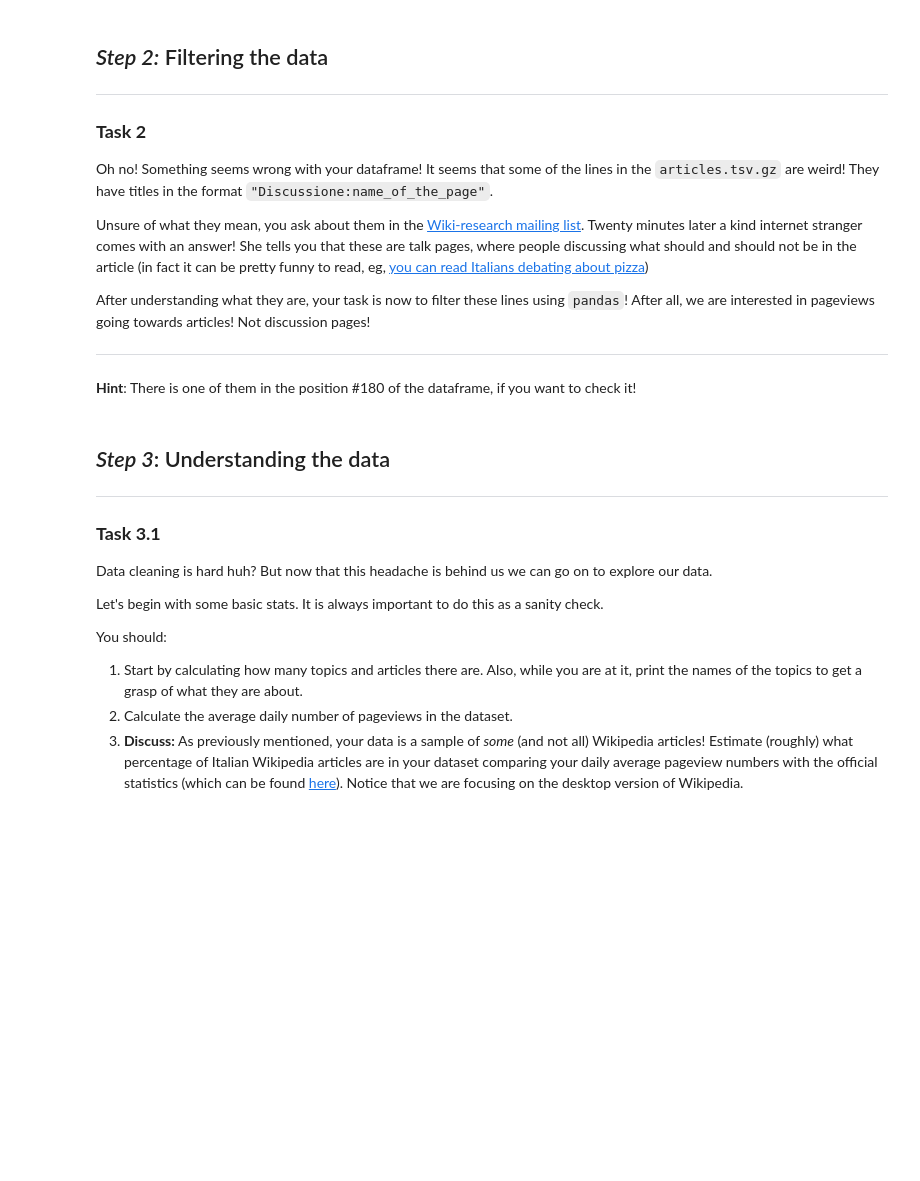
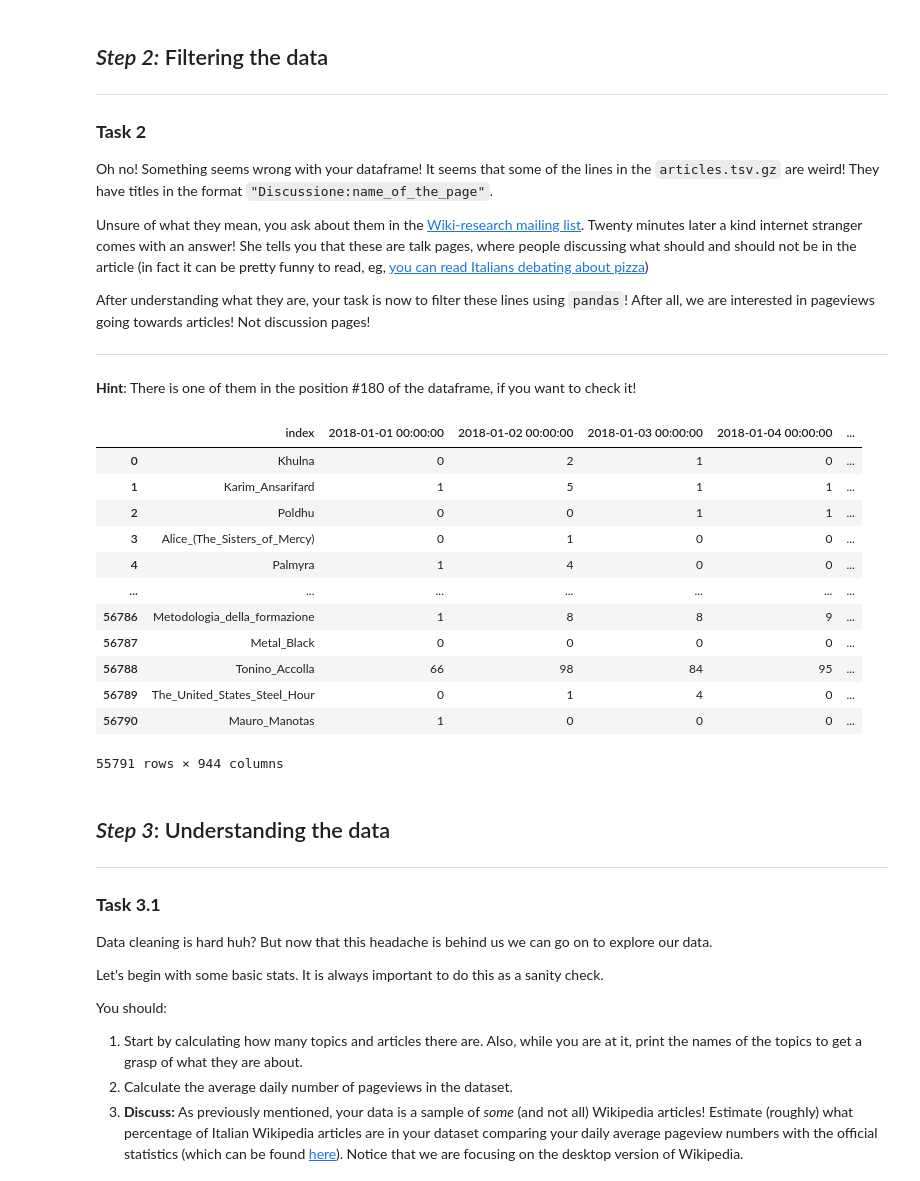
Before and after one commit to Rlee00/2020, a Jupyter notebook: Homework/01 - Pandas Data Wrangling and Data Viz/hw1.ipynb, the cells around one changed output. Cells and saved outputs as stored; diff of their text form; code cells hidden in the pictures; blank space fills up the shorter version.

```diff
--- a/Homework/01 - Pandas Data Wrangling and Data Viz/hw1.ipynb
+++ b/Homework/01 - Pandas Data Wrangling and Data Viz/hw1.ipynb
@@ -154,9 +156,22 @@ After understanding what they are, your task is now to filter these lines using
 # %%
 ### ~ 2.1
 ### Your code here! ###
-articles.dropna()
-articles.drop(articles[articles["index\t2018-01-01"].str.startswith("Disccussione")].index, inplace=True)
-#articles["index\t2018-01-01"].str.startswith("Disccussione")
+articles = articles[~articles['index'].astype(str).str.contains('Discussione',case=False)]
+articles
+# %% [output]
+|  | index | 2018-01-01 00:00:00 | 2018-01-02 00:00:00 | 2018-01-03 00:00:00 | 2018-01-04 00:00:00 | ... |
+| 0 | Khulna | 0 | 2 | 1 | 0 | ... |
+| 1 | Karim_Ansarifard | 1 | 5 | 1 | 1 | ... |
+| 2 | Poldhu | 0 | 0 | 1 | 1 | ... |
+| 3 | Alice_(The_Sisters_of_Mercy) | 0 | 1 | 0 | 0 | ... |
+| 4 | Palmyra | 1 | 4 | 0 | 0 | ... |
+| ... | ... | ... | ... | ... | ... | ... |
+| 56786 | Metodologia_della_formazione | 1 | 8 | 8 | 9 | ... |
+| 56787 | Metal_Black | 0 | 0 | 0 | 0 | ... |
+| 56788 | Tonino_Accolla | 66 | 98 | 84 | 95 | ... |
+| 56789 | The_United_States_Steel_Hour | 0 | 1 | 4 | 0 | ... |
+| 56790 | Mauro_Manotas | 1 | 0 | 0 | 0 | ... |
+55791 rows × 944 columns
 # %% [markdown]
 ## *Step 3*: Understanding the data
 
```
Also changed, not shown: parts of 15 cells of this notebook.
